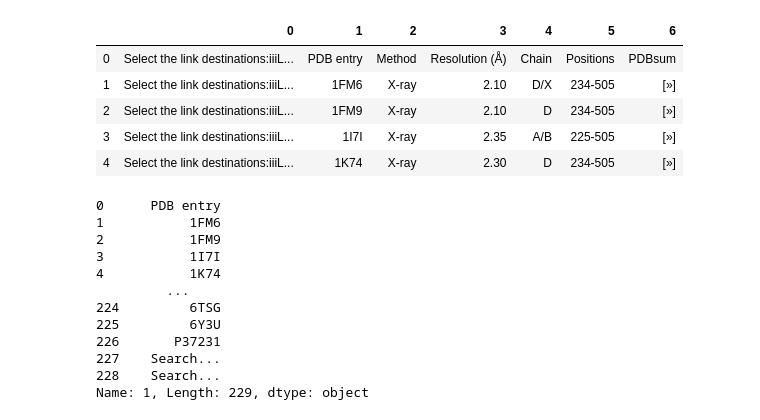
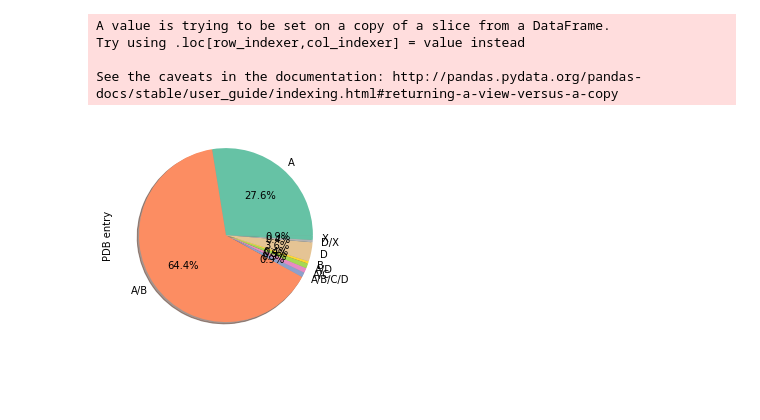
Before and after one commit to donniv86/uniprot_analysis, a Jupyter notebook: uniprot_analysis.ipynb, the cells around one changed output. Drawn from its saved outputs; the diff is of its cells as text; code cells hidden in the pictures; blank space fills up the shorter version.

```diff
--- a/uniprot_analysis.ipynb
+++ b/uniprot_analysis.ipynb
@@ -4,6 +4,11 @@ import re
 from sys import argv
 import shutil
 import pandas as pd
+import matplotlib.pyplot as plt
+import seaborn as sns
+sns.set_palette('Set2')
+import matplotlib.pyplot as plt
+%matplotlib inline
 # %%
 uni_prot_url = 'http://www.uniprot.org/uniprot/'
 uni_prot_id = 'P37231'
@@ -14,24 +17,19 @@ url=uni_prot_url + uni_prot_id
-# %%
-data=pd.read_html(url)
-# %% [output]
-|  | 0 | 1 | 2 | 3 | 4 | 5 | 6 |
-| 0 | Select the link destinations:iiiL... | PDB entry | Method | Resolution (Å) | Chain | Positions | PDBsum |
-| 1 | Select the link destinations:iiiL... | 1FM6 | X-ray | 2.10 | D/X | 234-505 | [»] |
-| 2 | Select the link destinations:iiiL... | 1FM9 | X-ray | 2.10 | D | 234-505 | [»] |
-| 3 | Select the link destinations:iiiL... | 1I7I | X-ray | 2.35 | A/B | 225-505 | [»] |
-| 4 | Select the link destinations:iiiL... | 1K74 | X-ray | 2.30 | D | 234-505 | [»] |
-# %%
-data[44][1]
-# %% [output]
-0      PDB entry
-1           1FM6
-2           1FM9
-3           1I7I
-4           1K74
-         ...
-224         6TSG
-225         6Y3U
-226       P37231
-227    Search...
-228    Search...
-Name: 1, Length: 229, dtype: object
+# %%
+url=uni_prot_url + uni_prot_id
+data=pd.read_html(url)
+header=data[44].iloc[0]
+cols_to_retain=['PDB entry', 'Method', 'Resolution (Å)', 'Chain', 'Positions']
+data[44].rename(columns=header,inplace=True)
+clean_pdb=data[44][cols_to_retain]
+pdb_entry=clean_pdb[clean_pdb['PDB entry'].str.len()==4]
+pdb_entry['Resolution (Å)']=pd.to_numeric(pdb_entry.loc[:,'Resolution (Å)'],errors='coerce')
+# %% [output]
+A value is trying to be set on a copy of a slice from a DataFrame.
+Try using .loc[row_indexer,col_indexer] = value instead
+
+See the caveats in the documentation: http://pandas.pydata.org/pandas-docs/stable/user_guide/indexing.html#returning-a-view-versus-a-copy
+# %%
+pdb_entry.groupby('Chain').count()['PDB entry'].plot(kind='pie',autopct='%1.1f%%', shadow=True)
+plt.show()
+# %% [output]
+[figure, added]
```
Also changed, not shown: parts of 4 cells of this notebook.
